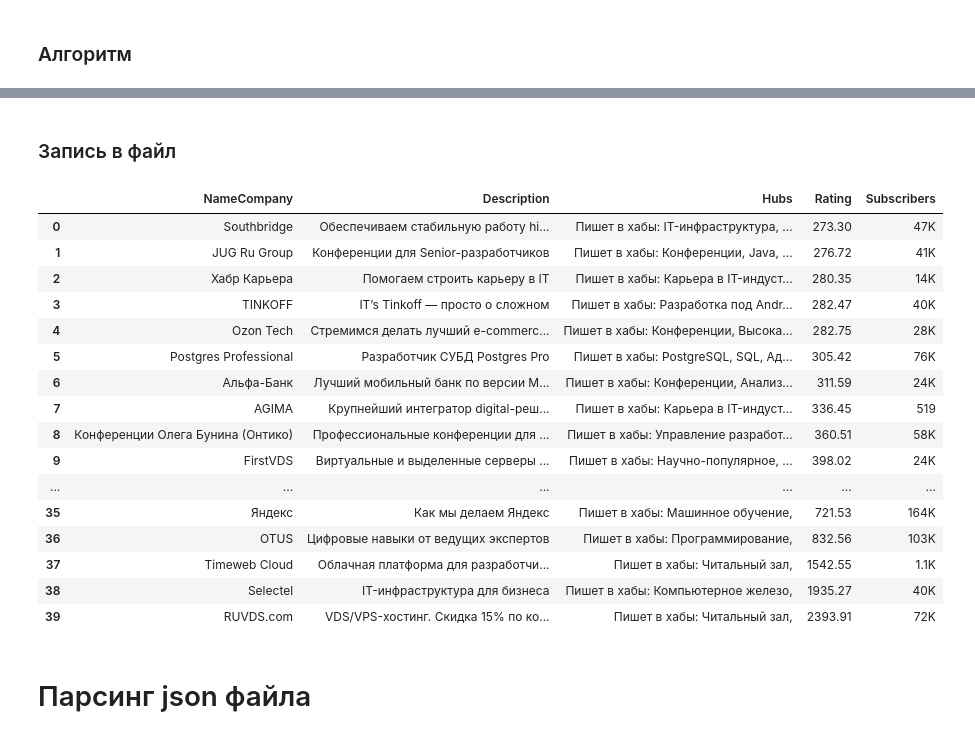
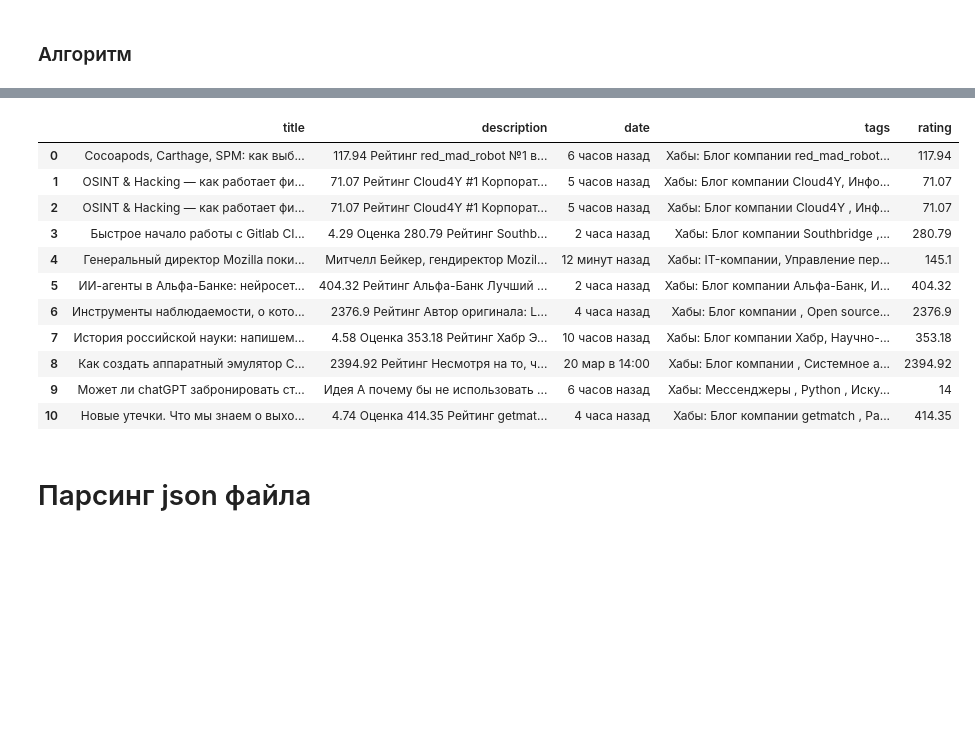
Before and after one commit to ArtemTop495/MOIBD, a Jupyter notebook: parsing.ipynb, the cells around one changed output, grey strips where cells are left out. Drawn from its saved outputs; the diff is of its cells as text; code cells hidden in the pictures; blank space fills up the shorter version.

```diff
--- a/parsing.ipynb
+++ b/parsing.ipynb
@@ -143,6 +144,7 @@ memory usage: 2.0+ KB
 # %%
 # загрузка в list пути всех нужных pdf файлов
 all_pdf = glob.glob(r"PDF2\*.pdf")
+pattern = r'(\d{1,2})\s([а-я]{3})\sв\s(\d{2}:\d{2})'
 # %%
 len(all_pdf)
 # %% [output]
@@ -201,11 +196,13 @@ for i in all_pdf:
 Вернуться на старую версию
 © 2006–2023, Habr
 # %%
+
 def extract_text_from_pdf(pdf):
     doc = pymupdf.open(pdf)
+    print(pdf)
     text = ''
     for current_page in range(len(doc)):
         page = doc.load_page(current_page)
         page_text = page.get_text("text")
         text += page_text
-    return text
+    return text.replace('8 минTAU15', '').replace('+1','1').replace('+9','9').replace('9 мин','').replace('+7','7').replace('Средний1','').replace('Простой','').replace('1.1K','1100').replace('3 мин','').replace('Простой  3 мин','').replace('Cloud4Y OSINT','OSINT').replace('Cloud4Y 5 часов назад','5 часов назад').replace('КАК СТАТЬ АВТОРОМ','').replace('1 мин','').replace('Простой9 мин','').replace('8 мин','').replace('5 мин','').replace('zubarek','').replace('Средний18 мин','').replace('5 минArnak', '').replace('redmadrobot','').replace('ru_vds','').replace('Средний19 минartyomsoft', '').replace('Средний18 минredmadrobot', '').replace('5 минzubarek', '').replace('technokratiya','').replace('5 часов назад\tCloud4Y','5 часов назад').replace('Простой3 мин','').replace('Exosphere ','').replace('AlfaTeam ','').replace('AnnieBronson ','').replace('redmadrobot ','').replace('red_mad_robot ','').replace('Средний18 мин ','').replace('artyomsoft','').replace('Arnak','').replace('RUVDS.com','').replace('VDS/VPS-хостинг. Скидка 15% по коду HABR15','').replace('Средний19 мин','').replace('RUVDS.com VDS/VPS-хостинг. Скидка 15% по коду HABR15','').replace('TAU15','').replace('RUVDS.com VDS/VPS-хостинг. Скидка 15% по коду HABR15','')
@@ -324,0 +249,22 @@ VDS/VPS-хостинг. Скидка 15% по коду HABR15
+# %%
+Brak = []
+result_list1 = {'title': [], 'description': [], 'date': [], 'tags': [], 'rating': []}
+# %%
+for pdf in all_pdf:
+    try:
+        x = extract_text_from_pdf(pdf)
+        N, R, D, H = pars_pdf(x)
+        D2 = ''.join(x).replace('\n', ' ')
+        result_list1['title'].append(N)
+        print(f'{N}\t')
+        result_list1['rating'].append(R)
+        print(f'{R}\t')
+        result_list1['date'].append(D)
+        print(f'{D}\t')
+        result_list1['description'].append(D2)
+        print(f'{D2}\t')
+        result_list1['tags'].append(H)
+        print(f'{H}\n')
+    except Exception as e:
+        print(e)
+        Brak.append(pdf)
@@ -354,27 +291,21 @@ df
-# %% [markdown]
-### Запись в файл
 # %%
-df.to_csv("companies.csv", index=False)
-df2 = pd.read_csv("companies.csv")
-df2
+file_name = 'pdf_files.csv'
+df = pd.DataFrame(data=result_list1)
+df.to_csv(file_name)
+df
 # %% [output]
-|  | NameCompany | Description | Hubs | Rating | Subscribers |
-| 0 | Southbridge | Обеспечиваем стабильную работу hi... | Пишет в хабы: IT-инфраструктура, ... | 273.30 | 47K |
-| 1 | JUG Ru Group | Конференции для Senior-разработчиков | Пишет в хабы: Конференции, Java, ... | 276.72 | 41K |
-| 2 | Хабр Карьера | Помогаем строить карьеру в IT | Пишет в хабы: Карьера в IT-индуст... | 280.35 | 14K |
-| 3 | TINKOFF | IT’s Tinkoff — просто о сложном | Пишет в хабы: Разработка под Andr... | 282.47 | 40K |
-| 4 | Ozon Tech | Стремимся делать лучший e-commerc... | Пишет в хабы: Конференции, Высока... | 282.75 | 28K |
-| 5 | Postgres Professional | Разработчик СУБД Postgres Pro | Пишет в хабы: PostgreSQL, SQL, Ад... | 305.42 | 76K |
-| 6 | Альфа-Банк | Лучший мобильный банк по версии M... | Пишет в хабы: Конференции, Анализ... | 311.59 | 24K |
-| 7 | AGIMA | Крупнейший интегратор digital-реш... | Пишет в хабы: Карьера в IT-индуст... | 336.45 | 519 |
-| 8 | Конференции Олега Бунина (Онтико) | Профессиональные конференции для ... | Пишет в хабы: Управление разработ... | 360.51 | 58K |
-| 9 | FirstVDS | Виртуальные и выделенные серверы ... | Пишет в хабы: Научно-популярное, ... | 398.02 | 24K |
-| ... | ... | ... | ... | ... | ... |
-| 35 | Яндекс | Как мы делаем Яндекс | Пишет в хабы: Машинное обучение, | 721.53 | 164K |
-| 36 | OTUS | Цифровые навыки от ведущих экспертов | Пишет в хабы: Программирование, | 832.56 | 103K |
-| 37 | Timeweb Cloud | Облачная платформа для разработчи... | Пишет в хабы: Читальный зал, | 1542.55 | 1.1K |
-| 38 | Selectel | IT-инфраструктура для бизнеса | Пишет в хабы: Компьютерное железо, | 1935.27 | 40K |
-| 39 | RUVDS.com | VDS/VPS-хостинг. Скидка 15% по ко... | Пишет в хабы: Читальный зал, | 2393.91 | 72K |
+|  | title | description | date | tags | rating |
+| 0 | Cocoapods, Carthage, SPM: как выб... | 117.94 Рейтинг red_mad_robot №1 в... | 6 часов назад | Хабы: Блог компании red_mad_robot... | 117.94 |
+| 1 | OSINT & Hacking — как работает фи... | 71.07 Рейтинг Cloud4Y #1 Корпорат... | 5 часов назад | Хабы: Блог компании Cloud4Y, Инфо... | 71.07 |
+| 2 | OSINT & Hacking — как работает фи... | 71.07 Рейтинг Cloud4Y #1 Корпорат... | 5 часов назад | Хабы: Блог компании Cloud4Y , Инф... | 71.07 |
+| 3 | Быстрое начало работы с Gitlab CI... | 4.29 Оценка 280.79 Рейтинг Southb... | 2 часа назад | Хабы: Блог компании Southbridge ,... | 280.79 |
+| 4 | Генеральный директор Mozilla поки... | Митчелл Бейкер, гендиректор Mozil... | 12 минут назад | Хабы: IT-компании, Управление пер... | 145.1 |
+| 5 | ИИ-агенты в Альфа-Банке: нейросет... | 404.32 Рейтинг Альфа-Банк Лучший ... | 2 часа назад | Хабы: Блог компании Альфа-Банк, И... | 404.32 |
+| 6 | Инструменты наблюдаемости, о кото... | 2376.9 Рейтинг Автор оригинала: L... | 4 часа назад | Хабы: Блог компании , Open source... | 2376.9 |
+| 7 | История российской науки: напишем... | 4.58 Оценка 353.18 Рейтинг Хабр Э... | 10 часов назад | Хабы: Блог компании Хабр, Научно-... | 353.18 |
+| 8 | Как создать аппаратный эмулятор C... | 2394.92 Рейтинг Несмотря на то, ч... | 20 мар в 14:00 | Хабы: Блог компании , Системное а... | 2394.92 |
+| 9 | Может ли chatGPT забронировать ст... | Идея А почему бы не использовать ... | 6 часов назад | Хабы: Мессенджеры , Python , Иску... | 14 |
+| 10 | Новые утечки. Что мы знаем о выхо... | 4.74 Оценка 414.35 Рейтинг getmat... | 4 часа назад | Хабы: Блог компании getmatch , Ра... | 414.35 |
 # %% [markdown]
 # Парсинг json файла
 # %% [markdown]
```
Also changed, not shown: parts of 18 cells of this notebook, 11 other files.
